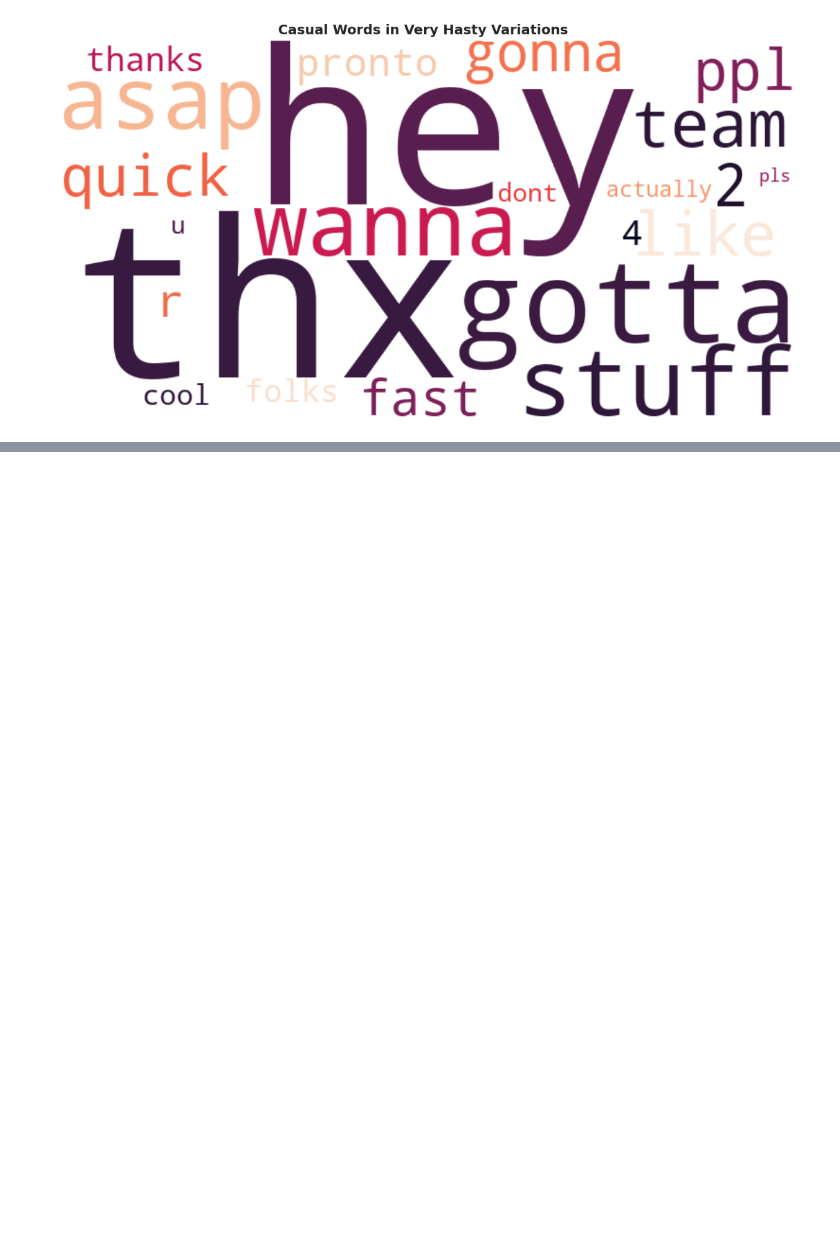
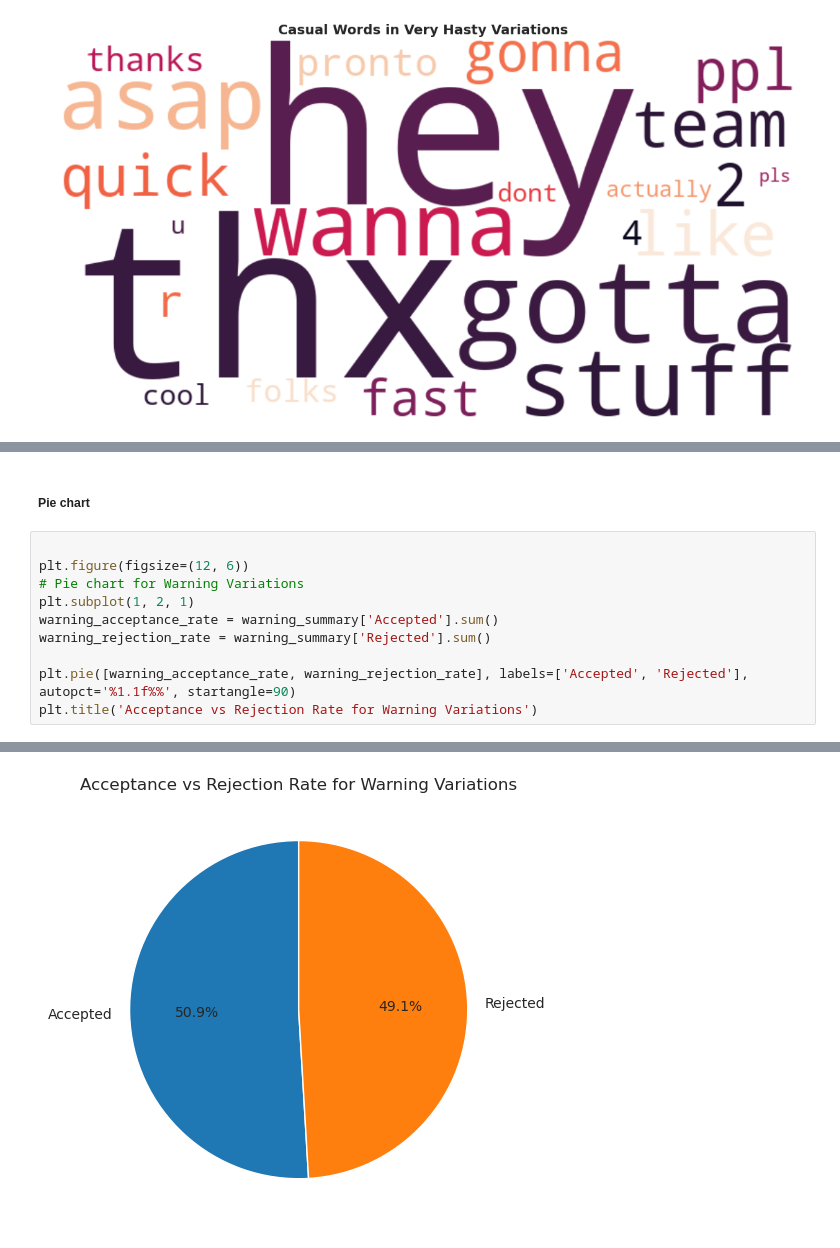
Before and after one commit to arwaguudle/AI-Data-Governance-Project, a Jupyter notebook: Automating-Data-Governance-main/variations_results/visulisation.ipynb, the cells around one changed output, grey strips where cells are left out. Drawn from its saved outputs; the diff is of its cells as text; blank space fills up the shorter version.

```diff
--- a/Automating-Data-Governance-main/variations_results/visulisation.ipynb
+++ b/Automating-Data-Governance-main/variations_results/visulisation.ipynb
@@ -367,0 +391,13 @@ plt.show()
+# %% [markdown]
+##### Pie chart
+# %%
+
+plt.figure(figsize=(12, 6))
+# Pie chart for Warning Variations
+plt.subplot(1, 2, 1)
+warning_acceptance_rate = warning_summary['Accepted'].sum()
+warning_rejection_rate = warning_summary['Rejected'].sum()
+
+plt.pie([warning_acceptance_rate, warning_rejection_rate], labels=['Accepted', 'Rejected'], autopct='%1.1f%%', startangle=90)
+plt.title('Acceptance vs Rejection Rate for Warning Variations')
+# %% [output]
@@ -367,0 +405 @@ plt.show()
+[figure, added]
```
Also changed, not shown: parts of 18 cells of this notebook.
